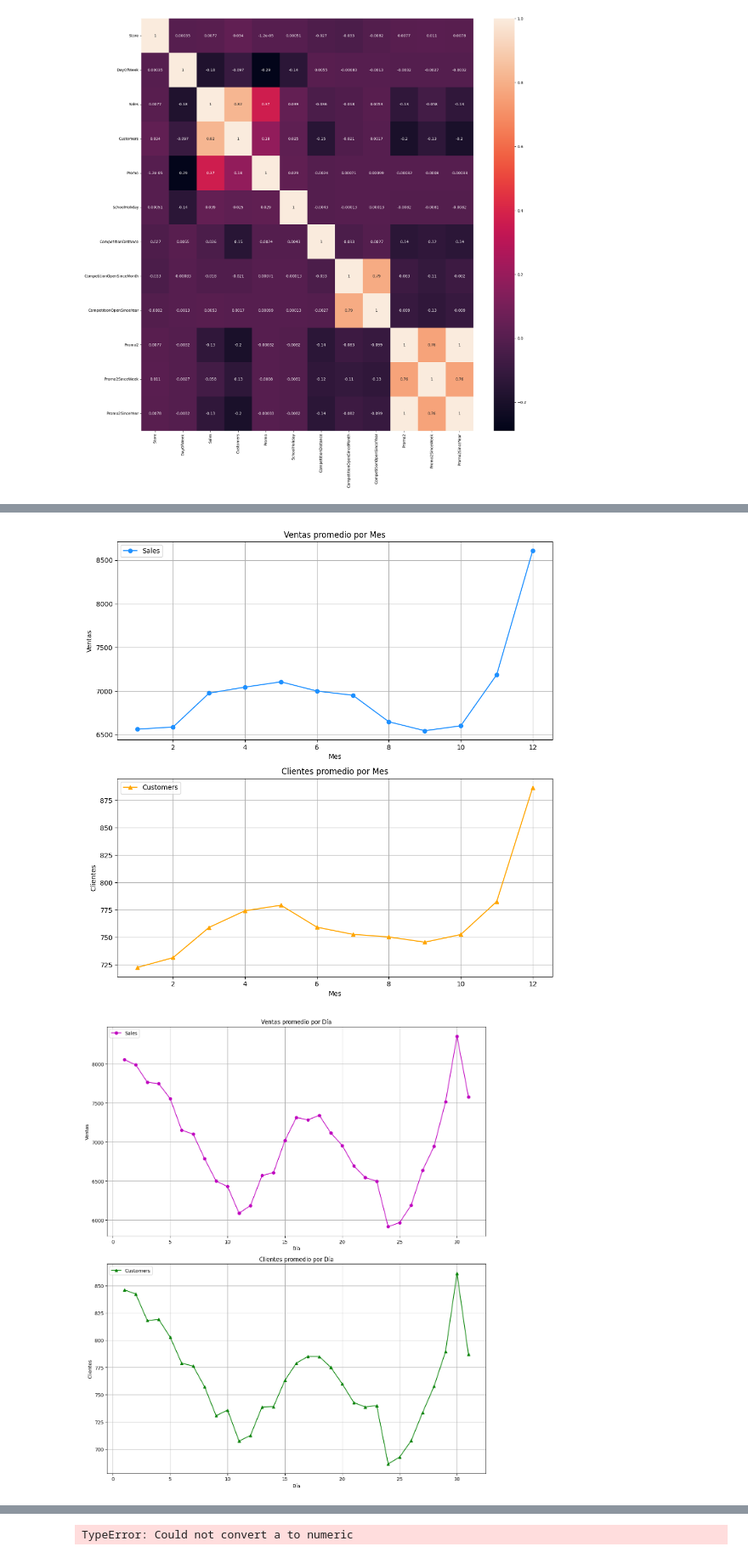
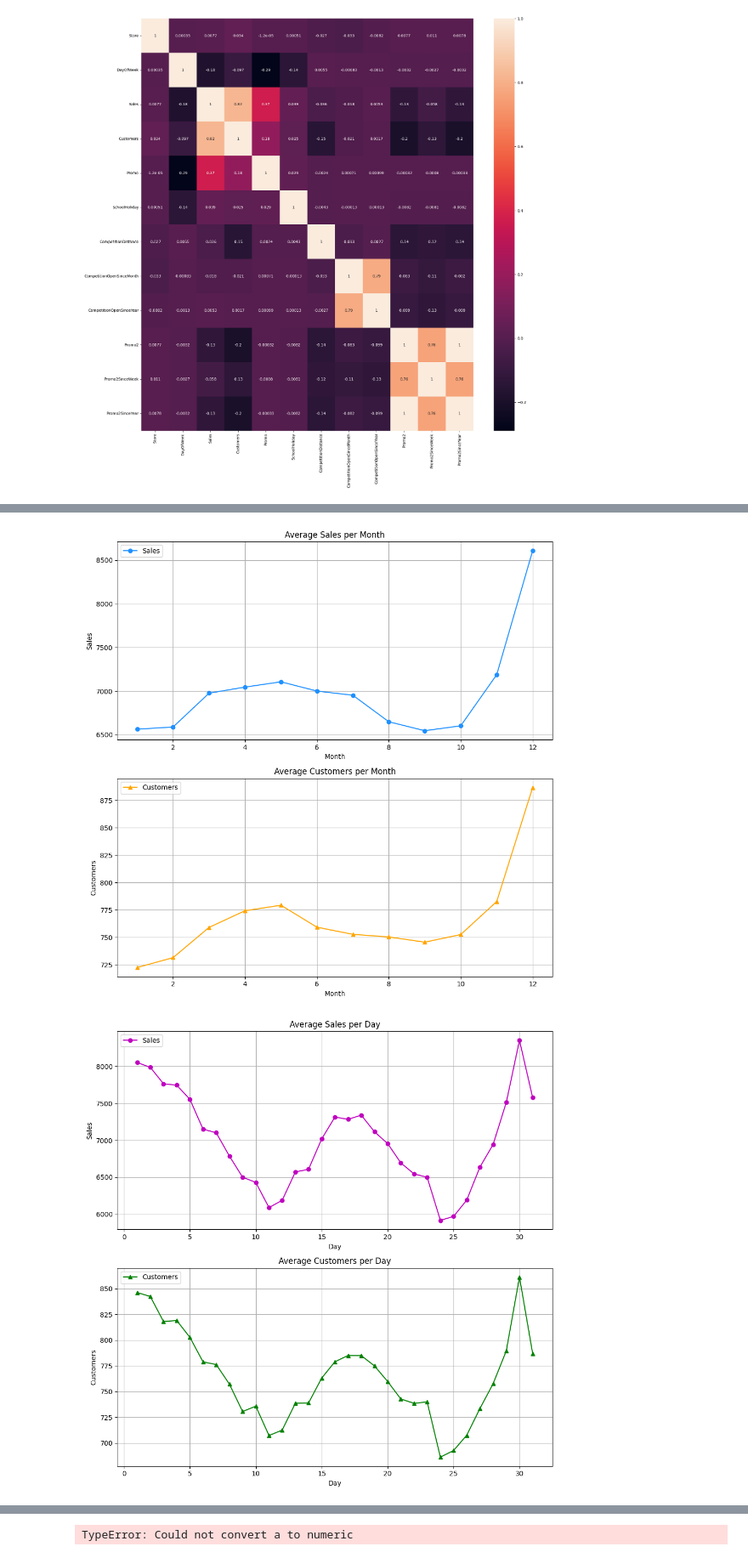
Before and after one commit to CD-AC/DataScience-Sales_Prediction, a Jupyter notebook: Sales_Prediction.ipynb, the cells around one changed output, grey strips where cells are left out. Shown at 85% size. Drawn from its saved outputs; the diff is of its cells as text; code cells hidden in the pictures.

```diff
--- a/Sales_Prediction.ipynb
+++ b/Sales_Prediction.ipynb
@@ -368,50 +341,38 @@ sales_train_all_df
 # %%
-# Echemos un vistazo a las ventas promedio y la cantidad de clientes por mes.
-# 'groupby' funciona muy bien al agrupar todos los datos que comparten la misma columna del mes, luego obtener la media de la columna de ventas
-# Parece que las ventas y el número de clientes alcanzan su punto máximo en el período de Navidad
-
-# Crear la figura y los ejes para el primer gráfico
 fig, axes = plt.subplots(2, 1, figsize=(10, 10))
 
-# Gráfico de ventas promedio por mes
 sales_ax = sales_train_all_df.groupby('Month')[['Sales']].mean().plot(ax=axes[0], marker='o', color='dodgerblue')
-sales_ax.set_title("Ventas promedio por Mes")
-sales_ax.set_xlabel("Mes")
-sales_ax.set_ylabel("Ventas")
+sales_ax.set_title("Average Sales per Month")
+sales_ax.set_xlabel("Month")
+sales_ax.set_ylabel("Sales")
 sales_ax.grid(True)
 
-# Gráfico de clientes promedio por mes
 customers_ax = sales_train_all_df.groupby('Month')[['Customers']].mean().plot(ax=axes[1], marker='^', color='orange')
-customers_ax.set_title("Clientes promedio por Mes")
-customers_ax.set_xlabel("Mes")
-customers_ax.set_ylabel("Clientes")
+customers_ax.set_title("Average Customers per Month")
+customers_ax.set_xlabel("Month")
+customers_ax.set_ylabel("Customers")
 customers_ax.grid(True)
 
-# Ajustar el diseño y mostrar los gráficos
 plt.tight_layout()
 plt.show()
 # %% [output]
-[figure, old version]
+[figure, new version]
 # %%
-# Crear la figura y los ejes para los gráficos
-fig, axes = plt.subplots(2, 1, figsize=(12, 14))  # Ajustar el tamaño de la figura (ancho, alto)
+fig, axes = plt.subplots(2, 1, figsize=(10, 10))
 
-# Gráfico de ventas promedio por día
 axis = sales_train_all_df.groupby('Day')[['Sales']].mean().plot(ax=axes[0], marker='o', color='m')
-axis.set_title("Ventas promedio por Día")
-axis.set_xlabel("Día")
-axis.set_ylabel("Ventas")
+axis.set_title("Average Sales per Day")
+axis.set_xlabel("Day")
+axis.set_ylabel("Sales")
 axis.grid(True)
 
-# Gráfico de clientes promedio por día
 axis = sales_train_all_df.groupby('Day')[['Customers']].mean().plot(ax=axes[1], marker='^', color='g')
-axis.set_title("Clientes promedio por Día")
-axis.set_xlabel("Día")
-axis.set_ylabel("Clientes")
+axis.set_title("Average Customers per Day")
+axis.set_xlabel("Day")
+axis.set_ylabel("Customers")
 axis.grid(True)
 
-# Ajustar el diseño y mostrar los gráficos
 plt.tight_layout()
 plt.show()
 # %% [output]
-[figure, old version]
+[figure, new version]
```
Also changed, not shown: parts of 23 cells of this notebook.
